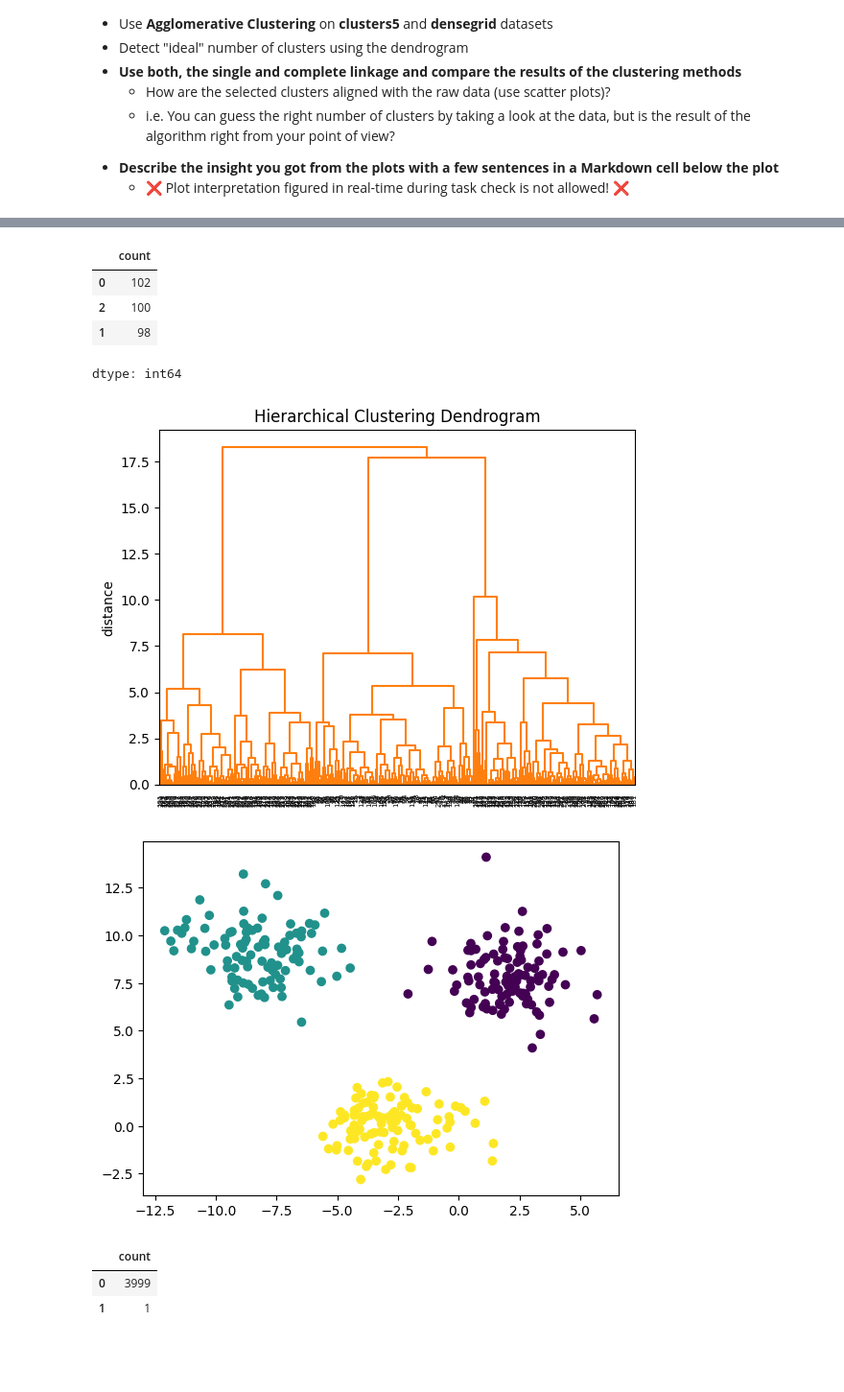
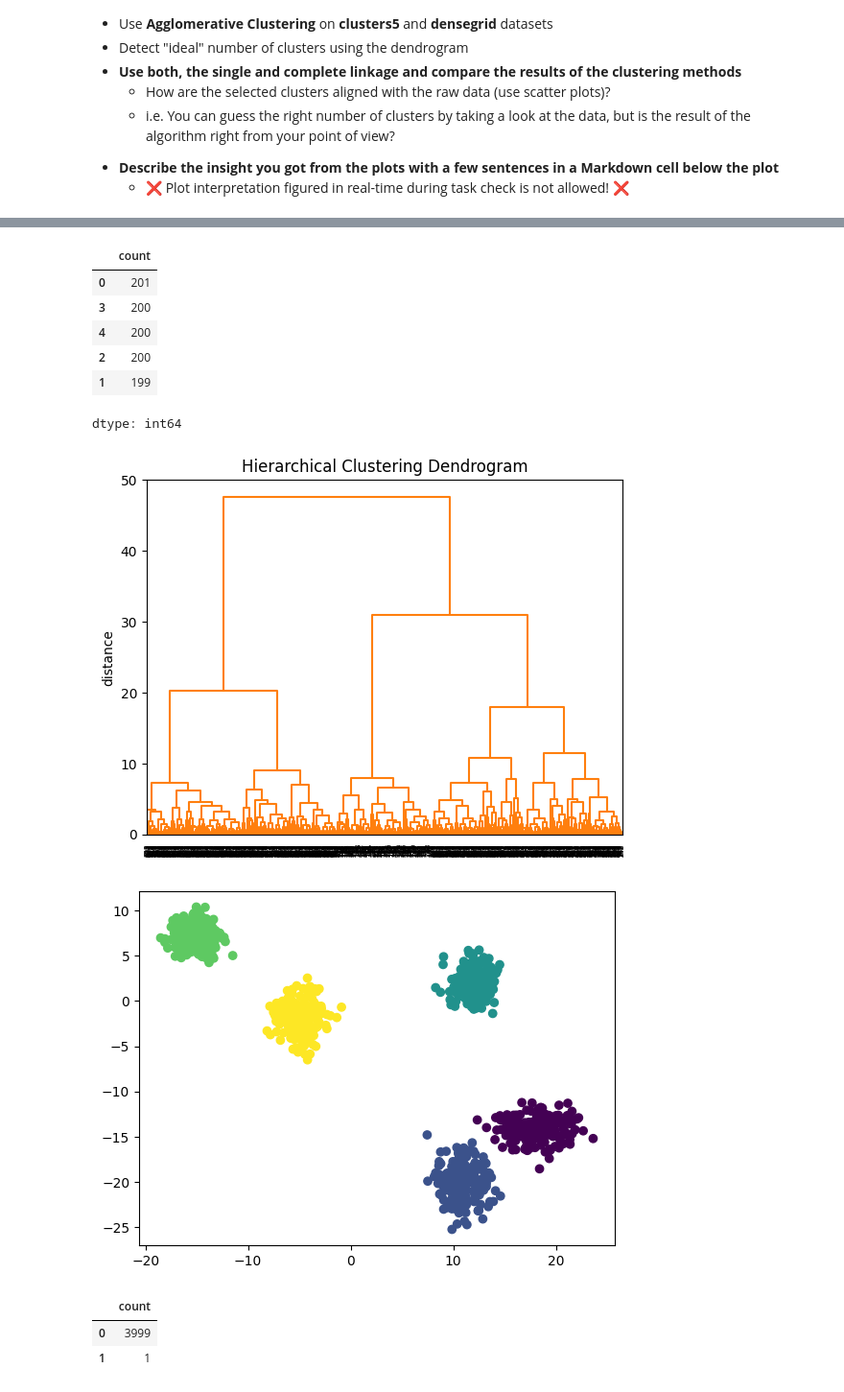
Before and after one commit to TotalChaosRexinator/School, a Jupyter notebook: fml_05.ipynb, the cells around one changed output, grey strips where cells are left out. Shown at 96% size. Saved outputs shown, nothing was run; the diff lists cells and outputs as text; code cells hidden in the pictures; blank space fills up the shorter version.

```diff
--- a/fml_05.ipynb
+++ b/fml_05.ipynb
@@ -340,24 +342,26 @@ dtype: int64
 # %%
 
-ds_c3 = datasets['clusters3']
+ds_c3 = datasets['clusters5']
 clustering = AgglomerativeClustering(linkage='complete', distance_threshold=0, n_clusters=None)
 clustering = clustering.fit(ds_c3)
 
 plot_dendrogram(clustering, labels=clustering.labels_, color_threshold=999)
 plt.figure()
 clustering = AgglomerativeClustering(linkage='complete', distance_threshold=12.5, n_clusters=None)
 clustering = clustering.fit(ds_c3)
 
 plt.scatter(ds_c3[:,0], ds_c3[:,1], c=clustering.labels_)
 pd.Series(clustering.labels_).value_counts()
 # %% [output]
 |  | count |
-| 0 | 102 |
-| 2 | 100 |
-| 1 | 98 |
+| 0 | 201 |
+| 3 | 200 |
+| 4 | 200 |
+| 2 | 200 |
+| 1 | 199 |
 dtype: int64
-[figure, old version]
+[figure, new version]
-[figure, old version]
+[figure, new version]
 # %%
 ds_dense = datasets['densegrid']
 clustering = AgglomerativeClustering(linkage='single', distance_threshold=0, n_clusters=None)
```
Also changed, not shown: parts of 7 cells of this notebook.
